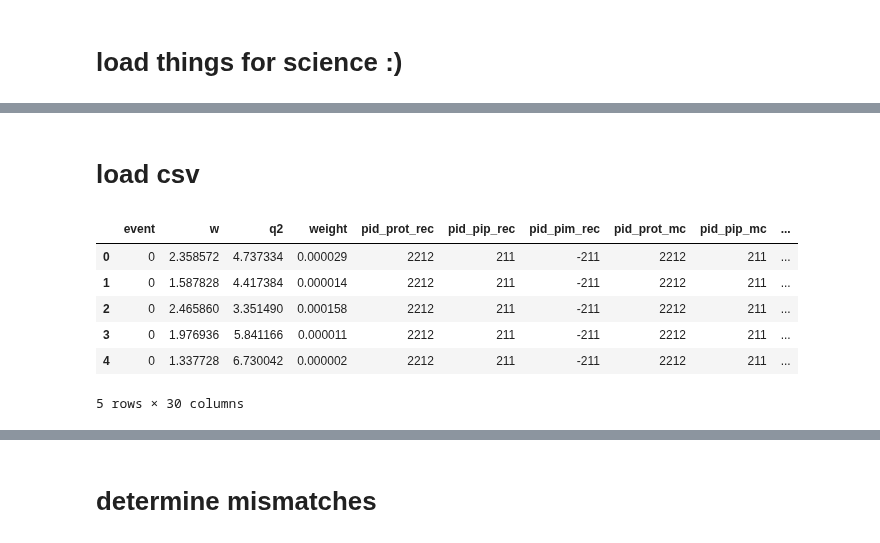
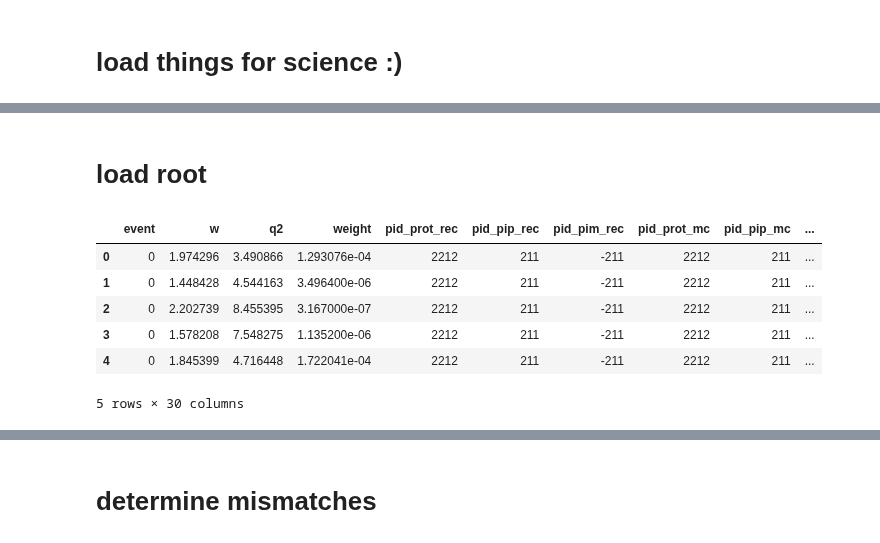
Before and after one commit to aosmond23/clas12, a Jupyter notebook: python/background_investigation_for_misID_v2.ipynb, the cells around one changed output, grey strips where cells are left out. Saved outputs shown, nothing was run; the diff lists cells and outputs as text; code cells hidden in the pictures.

```diff
--- a/python/background_investigation_for_misID_v2.ipynb
+++ b/python/background_investigation_for_misID_v2.ipynb
@@ -158,5 +26,5 @@ from IPython.display import display, clear_output
 # %% [markdown]
-# load csv
+# load root
 # %%
 # change folder name to 'experiment' or 'simulation' or 'threepion_sim'
 folder_name = "simulation"
@@ -189,11 +48,11 @@ csv_base_path = Path(f'/Users/aosmond/nuclearPhys/notebooks/notebook_csvs/{folde
-# %%
-csv_file.head()
-# %% [output]
-|  | event | w | q2 | weight | pid_prot_rec | pid_pip_rec | pid_pim_rec | pid_prot_mc | pid_pip_mc | ... |
-| 0 | 0 | 2.358572 | 4.737334 | 0.000029 | 2212 | 211 | -211 | 2212 | 211 | ... |
-| 1 | 0 | 1.587828 | 4.417384 | 0.000014 | 2212 | 211 | -211 | 2212 | 211 | ... |
-| 2 | 0 | 2.465860 | 3.351490 | 0.000158 | 2212 | 211 | -211 | 2212 | 211 | ... |
-| 3 | 0 | 1.976936 | 5.841166 | 0.000011 | 2212 | 211 | -211 | 2212 | 211 | ... |
-| 4 | 0 | 1.337728 | 6.730042 | 0.000002 | 2212 | 211 | -211 | 2212 | 211 | ... |
-5 rows × 30 columns
+# %%
+sim_root.head()
+# %% [output]
+|  | event | w | q2 | weight | pid_prot_rec | pid_pip_rec | pid_pim_rec | pid_prot_mc | pid_pip_mc | ... |
+| 0 | 0 | 1.974296 | 3.490866 | 1.293076e-04 | 2212 | 211 | -211 | 2212 | 211 | ... |
+| 1 | 0 | 1.448428 | 4.544163 | 3.496400e-06 | 2212 | 211 | -211 | 2212 | 211 | ... |
+| 2 | 0 | 2.202739 | 8.455395 | 3.167000e-07 | 2212 | 211 | -211 | 2212 | 211 | ... |
+| 3 | 0 | 1.578208 | 7.548275 | 1.135200e-06 | 2212 | 211 | -211 | 2212 | 211 | ... |
+| 4 | 0 | 1.845399 | 4.716448 | 1.722041e-04 | 2212 | 211 | -211 | 2212 | 211 | ... |
+5 rows × 30 columns
 # %%
```
Also changed, not shown: parts of 17 cells of this notebook, 3 other files.
